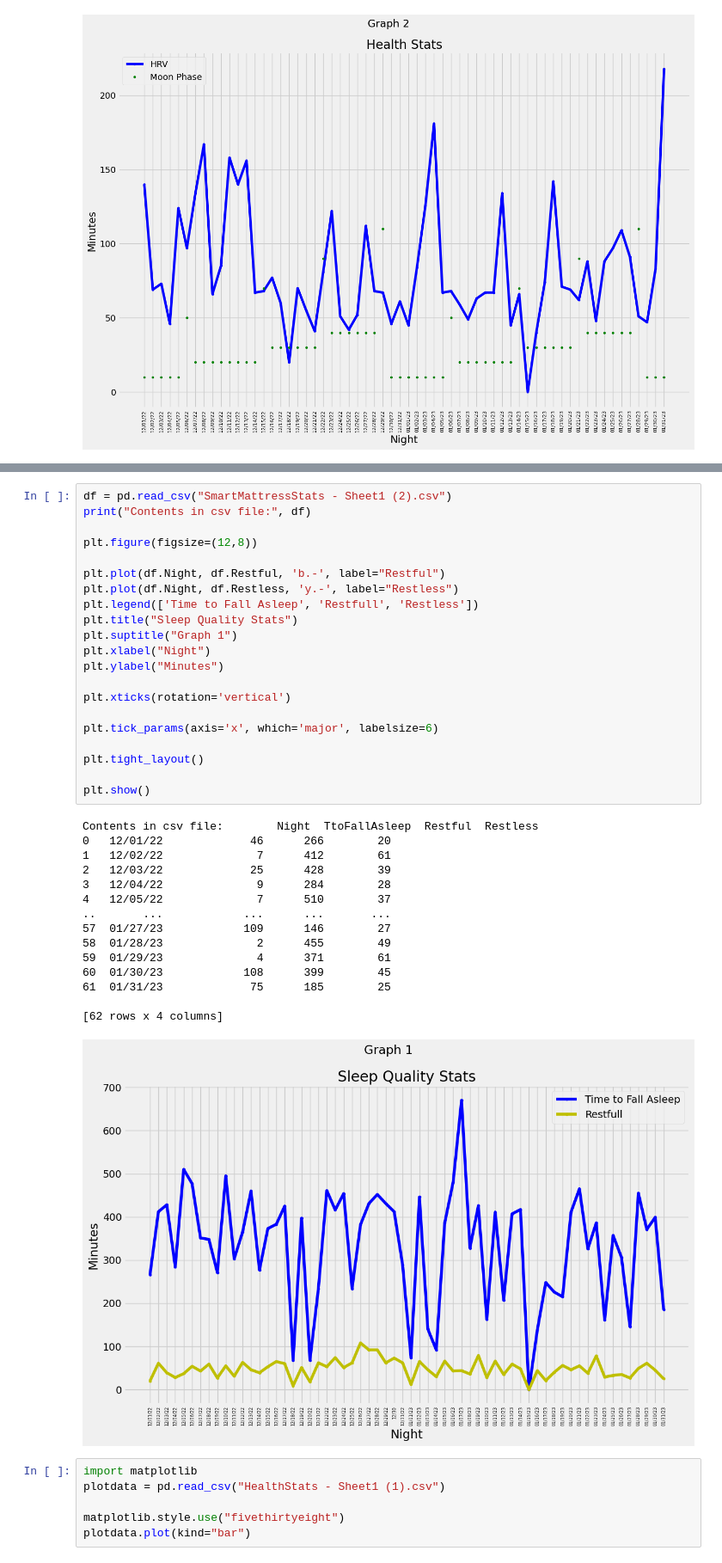
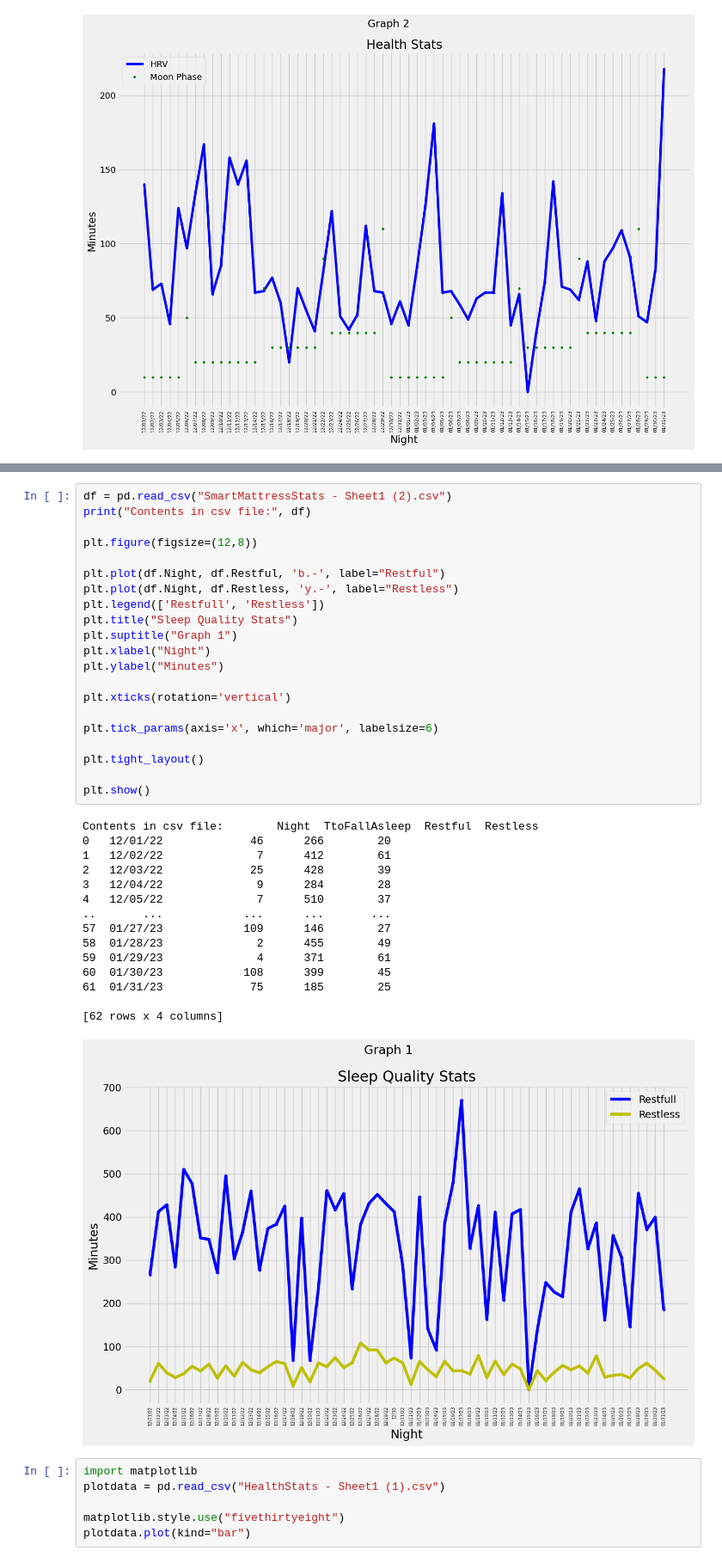
Before and after one commit to ACollins00/SmartMattressMoonPhases, a Jupyter notebook: Untitled-1.ipynb, the cells around one changed output, grey strips where cells are left out. Shown at 86% size. Cells and saved outputs as stored; diff of their text form.

```diff
--- a/Untitled-1.ipynb
+++ b/Untitled-1.ipynb
@@ -178,35 +178,35 @@ plt.figure(figsize=(12,8))
 
 plt.plot(df.Night, df.Restful, 'b.-', label="Restful")
 plt.plot(df.Night, df.Restless, 'y.-', label="Restless")
-plt.legend(['Time to Fall Asleep', 'Restfull', 'Restless'])
+plt.legend(['Restfull', 'Restless'])
 plt.title("Sleep Quality Stats")
 plt.suptitle("Graph 1")
 plt.xlabel("Night")
 plt.ylabel("Minutes")
 
 plt.xticks(rotation='vertical')
 
 plt.tick_params(axis='x', which='major', labelsize=6)
 
 plt.tight_layout()
 
 plt.show()
 # %% [output]
 Contents in csv file:        Night  TtoFallAsleep  Restful  Restless
 0   12/01/22             46      266        20
 1   12/02/22              7      412        61
 2   12/03/22             25      428        39
 3   12/04/22              9      284        28
 4   12/05/22              7      510        37
 ..       ...            ...      ...       ...
 57  01/27/23            109      146        27
 58  01/28/23              2      455        49
 59  01/29/23              4      371        61
 60  01/30/23            108      399        45
 61  01/31/23             75      185        25
 
 [62 rows x 4 columns]
-[figure, old version]
+[figure, new version]
 # %%
 import matplotlib
 plotdata = pd.read_csv("HealthStats - Sheet1 (1).csv")
```
Also changed, not shown: parts of 2 cells of this notebook, 1 other file.
